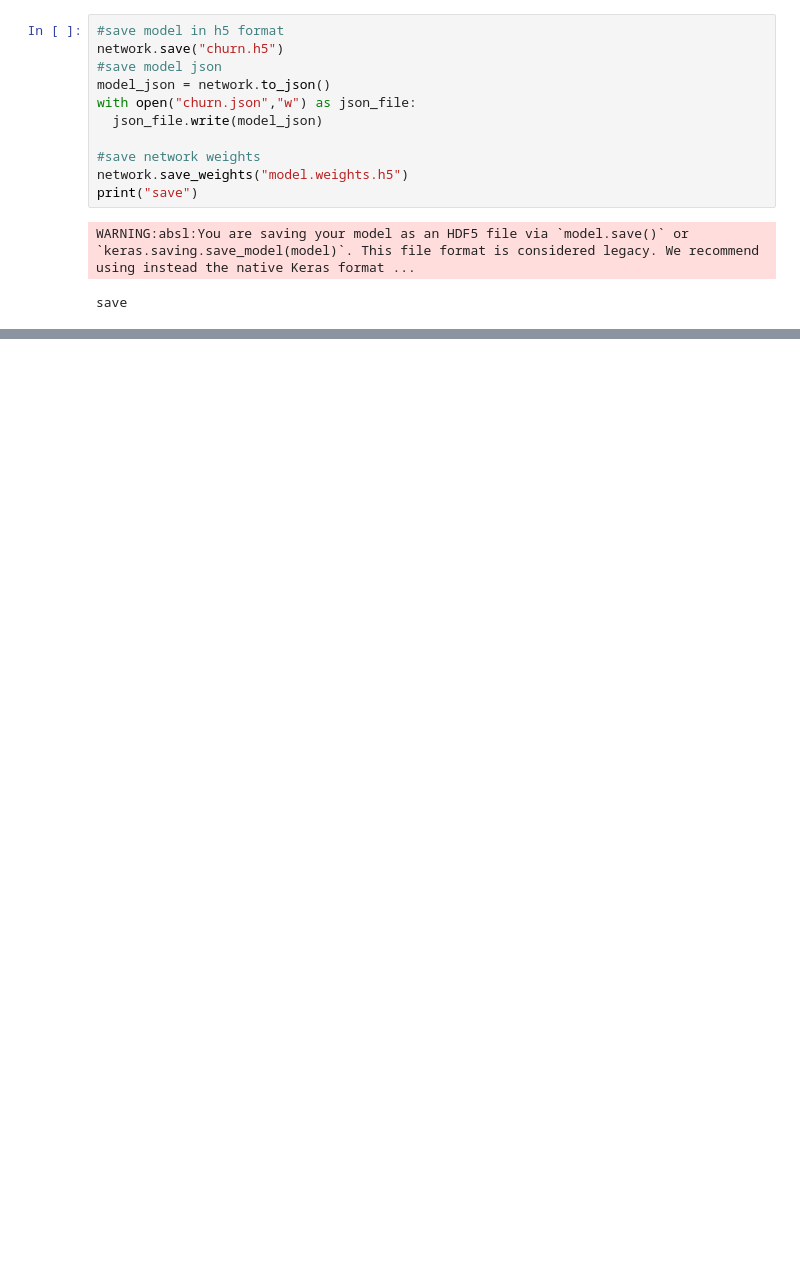
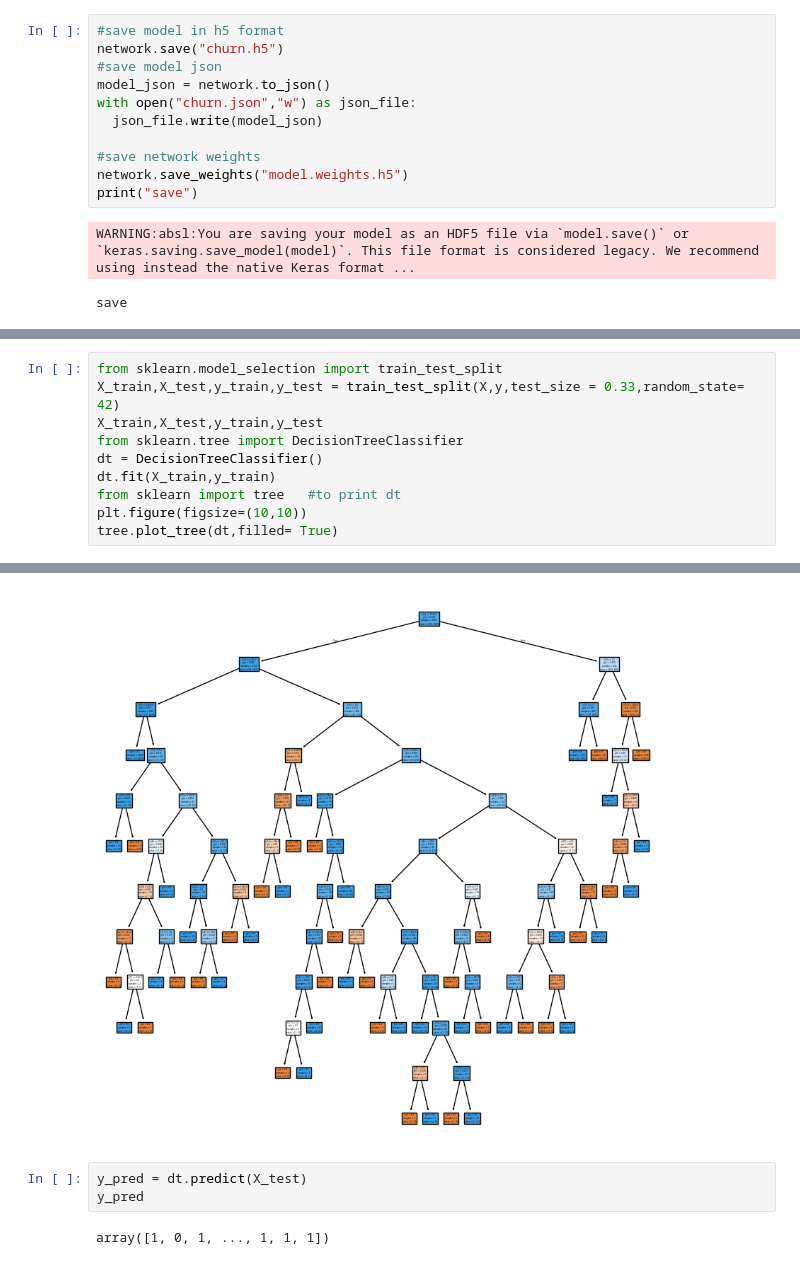
Before and after one commit to chetankhairnar05/Colab, a Jupyter notebook: class_2.ipynb, the cells around one changed output, grey strips where cells are left out. Drawn from its saved outputs; the diff is of its cells as text; blank space fills up the shorter version.

```diff
--- a/class_2.ipynb
+++ b/class_2.ipynb
@@ -454,0 +464,11 @@ save
+# %%
+from sklearn.model_selection import train_test_split
+X_train,X_test,y_train,y_test = train_test_split(X,y,test_size = 0.33,random_state= 42)
+X_train,X_test,y_train,y_test
+from sklearn.tree import DecisionTreeClassifier
+dt = DecisionTreeClassifier()
+dt.fit(X_train,y_train)
+from sklearn import tree   #to print dt
+plt.figure(figsize=(10,10))
+tree.plot_tree(dt,filled= True)
+# %% [output]
@@ -454,0 +492,6 @@ save
+[figure, added]
+# %%
+y_pred = dt.predict(X_test)
+y_pred
+# %% [output]
+array([1, 0, 1, ..., 1, 1, 1])
```
Also changed, not shown: parts of 12 cells of this notebook.
